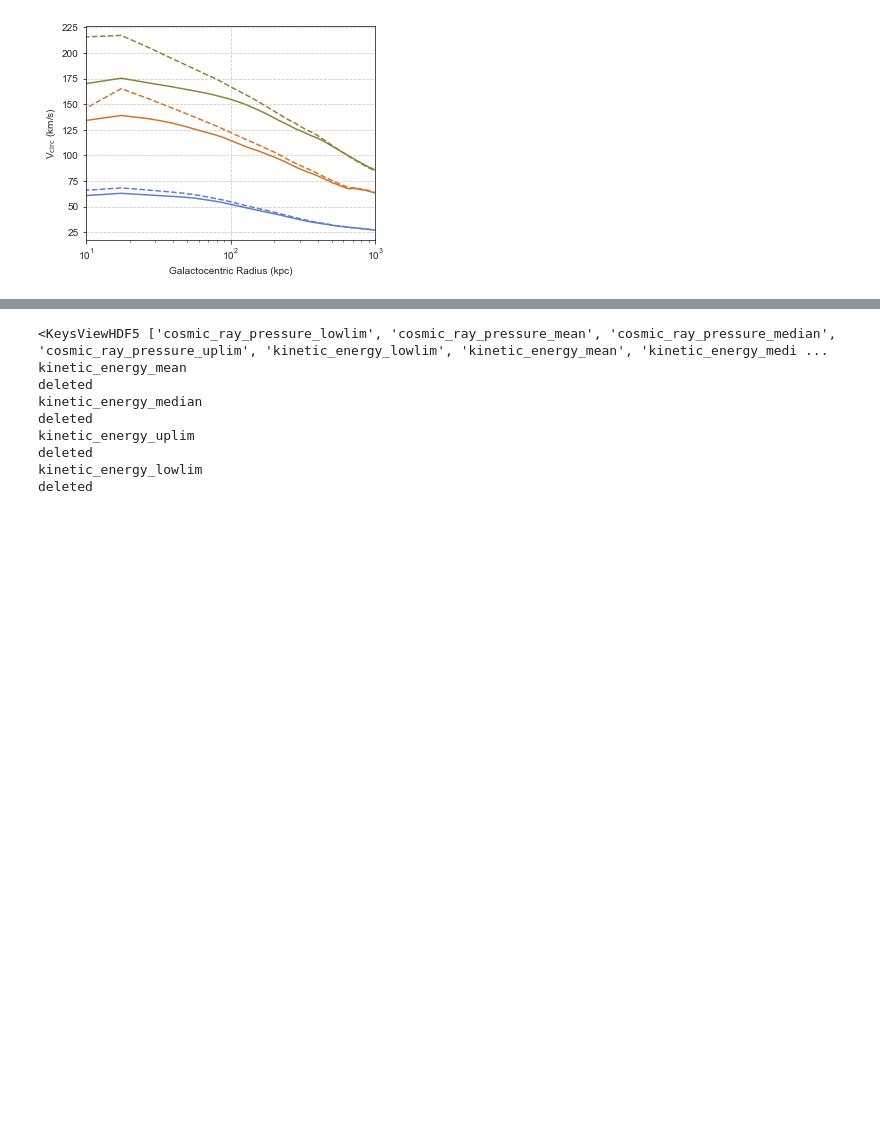
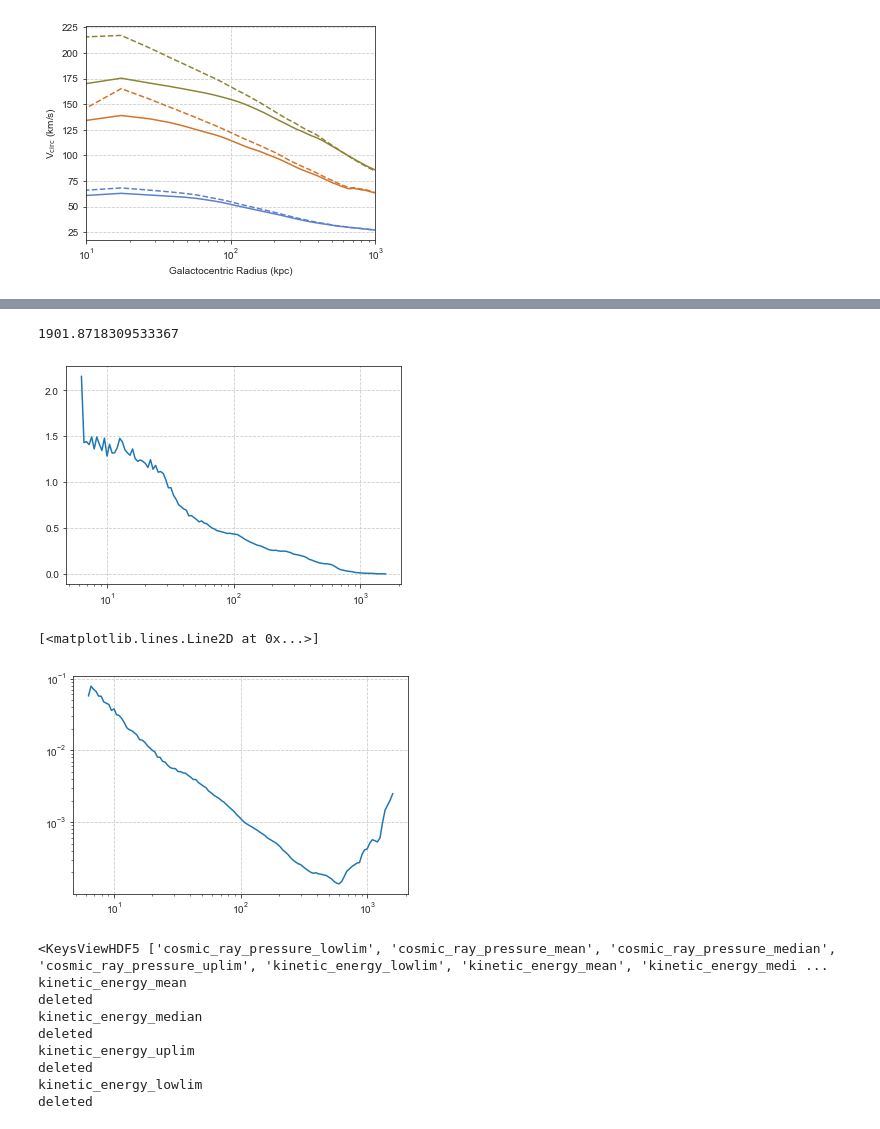
Before and after one commit to ibutsky/cr_diff_cgm, a Jupyter notebook: paper_plots.ipynb, the cells around one changed output, grey strips where cells are left out. Saved outputs shown, nothing was run; the diff lists cells and outputs as text; code cells hidden in the pictures; blank space fills up the shorter version.

```diff
--- a/paper_plots.ipynb
+++ b/paper_plots.ipynb
@@ -539,3 +189,0 @@ for model in model_list:
-# %%
-ds, center = yth.load_ds('m11i_cr')
-ad = ds.sphere(center, (50, 'kpc'))
@@ -619,0 +223,3 @@ plt.loglog(r, P_cr)
+# %%
+importlib.reload(yth)
+ds, center = yth.load_ds('m12i_cr')
@@ -619,0 +241,48 @@ plt.loglog(r, P_cr)
+# %%
+def calculate_alfven_profile(model, impact_list):
+    ds, center = yth.load_ds(model)
+    max_r = 1.2 * impact_list[-1]
+    print(max_r)
+    ad = ds.sphere(center, (max_r, 'kpc'))
+
+    r_gas = ad[('gas', 'spherical_position_radius')].in_units('kpc')
+    rho = ad[('gas', 'density')].in_units('g/cm**3')
+    va = ad[('gas', 'alfven_speed')].in_units('cm/s')
+
+    med_list = np.array([])
+    for i, impact in enumerate(impact_list):
+        impact = YTQuantity(impact, 'kpc')
+        if i == 0:
+            g_mask = (r_gas < impact)
+        else:
+            g_mask = (r_gas <= impact) & (r_gas > impact_list[i-1])
+        med_list = np.append(med_list, np.mean(va[g_mask]))
+    return YTArray(med_list, 'cm/s')
+
+def analytic_Pcr(model, kappa = 1e28, sfr_time_interval = 1e9):
+    impact_list = np.logspace(0.8, 3.2, 120)
+    sfr = ph.estimate_sfr(model, time_interval = sfr_time_interval)
+    #print(sfr)
+    kappa = YTQuantity(kappa, 'cm**2/s')
+    va = calculate_alfven_profile(model, impact_list)
+
+    profile_data = load_pressure_profiles(model, field_list = ['cosmic_ray_pressure'])
+    #todo: calculate dPcr... not sure if I should be doing this though. ni
+
+    plt.semilogx(impact_list, va.in_units('km/s'))
+    plt.show()
+    impact_list = YTArray(impact_list, 'kpc')
+    keff = impact_list*va
+
+
+    Ecr_dt = YTQuantity(sfr* 0.1 * 1e49, 'erg/yr')
+
+    Pcr = (Ecr_dt.in_units('erg/s') / (12 *np.pi * keff * impact_list.in_units('cm'))).in_units('eV / cm**3')
+    return impact_list, Pcr
+
+
+impact_list, Pcr = analytic_Pcr('m11i_cr')
+plt.loglog(impact_list, Pcr)
+#impact_list, Pcr = analytic_Pcr('m11i_cr', kappa = 3e29)
+#plt.loglog(impact_list, Pcr)
+# %% [output]
@@ -620,3 +303,7 @@ plt.loglog(r, P_cr)
+1901.8718309533367
+[figure, added]
+[<matplotlib.lines.Line2D at 0x...>]
+[figure, added]
 # %%
 #deleting fields t0
 data = h5.File('data/radial_pressure_profile_data_volume_m11f_cr.h5', 'a')
```
Also changed, not shown: parts of 24 cells of this notebook, 2 other files.
